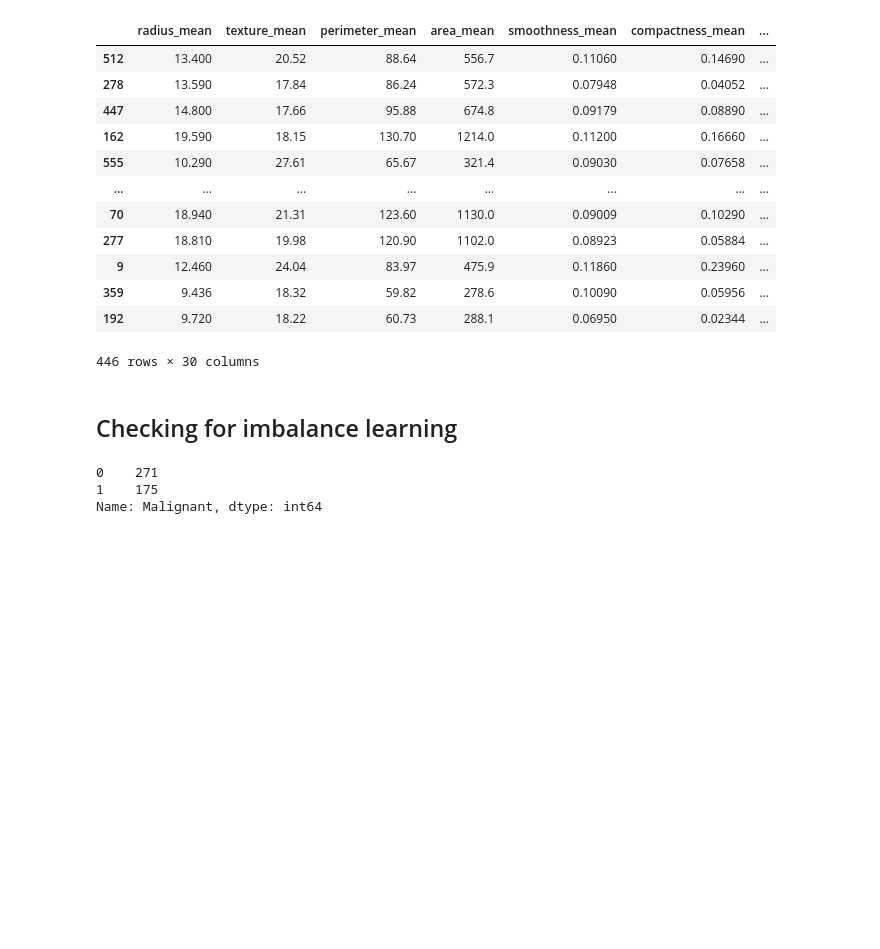
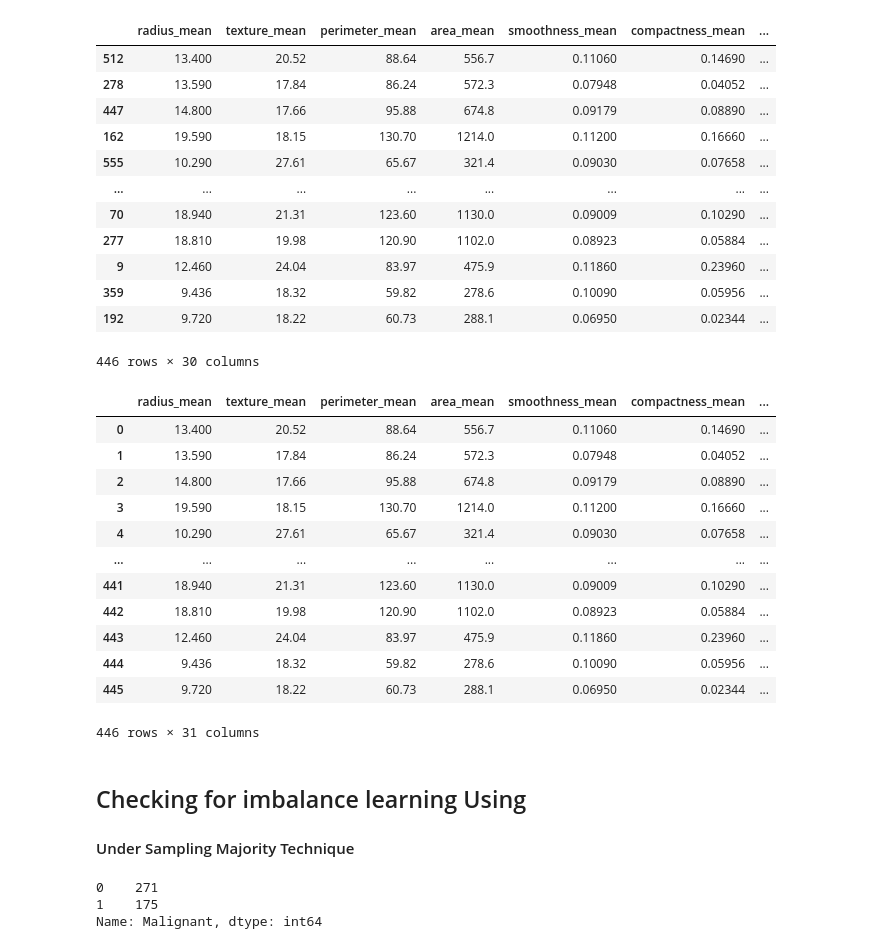
Before and after one commit to BaahRichmondWoode/Breast-Cancer-, a Jupyter notebook: BREAST CANCER/Breast Cancer Analysis.ipynb, the cells around one changed output. Cells and saved outputs as stored; diff of their text form; code cells hidden in the pictures; blank space fills up the shorter version.

```diff
--- a/BREAST CANCER/Breast Cancer Analysis.ipynb
+++ b/BREAST CANCER/Breast Cancer Analysis.ipynb
@@ -59,8 +69,25 @@ X_train
 # %%
 Trained_dataset = pd.concat([X_train,y_train],axis=1)
 Trained_dataset = Trained_dataset.reset_index(drop=True)
+# %%
+Trained_dataset
+# %% [output]
+|  | radius_mean | texture_mean | perimeter_mean | area_mean | smoothness_mean | compactness_mean | ... |
+| 0 | 13.400 | 20.52 | 88.64 | 556.7 | 0.11060 | 0.14690 | ... |
+| 1 | 13.590 | 17.84 | 86.24 | 572.3 | 0.07948 | 0.04052 | ... |
+| 2 | 14.800 | 17.66 | 95.88 | 674.8 | 0.09179 | 0.08890 | ... |
+| 3 | 19.590 | 18.15 | 130.70 | 1214.0 | 0.11200 | 0.16660 | ... |
+| 4 | 10.290 | 27.61 | 65.67 | 321.4 | 0.09030 | 0.07658 | ... |
+| ... | ... | ... | ... | ... | ... | ... | ... |
+| 441 | 18.940 | 21.31 | 123.60 | 1130.0 | 0.09009 | 0.10290 | ... |
+| 442 | 18.810 | 19.98 | 120.90 | 1102.0 | 0.08923 | 0.05884 | ... |
+| 443 | 12.460 | 24.04 | 83.97 | 475.9 | 0.11860 | 0.23960 | ... |
+| 444 | 9.436 | 18.32 | 59.82 | 278.6 | 0.10090 | 0.05956 | ... |
+| 445 | 9.720 | 18.22 | 60.73 | 288.1 | 0.06950 | 0.02344 | ... |
+446 rows × 31 columns
 # %% [markdown]
-## Checking for imbalance learning
+## Checking for imbalance learning Using
+#### Under Sampling Majority Technique
 # %%
 Trained_dataset.Malignant.value_counts()
 # %% [output]
```
Also changed, not shown: parts of 26 cells of this notebook, 3 other files.
